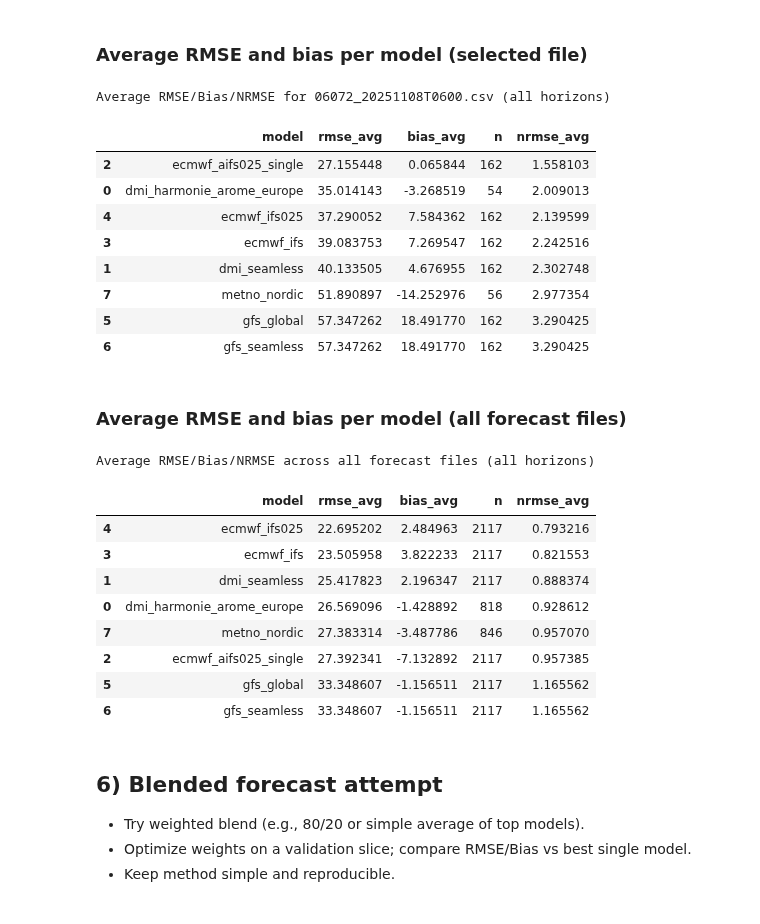
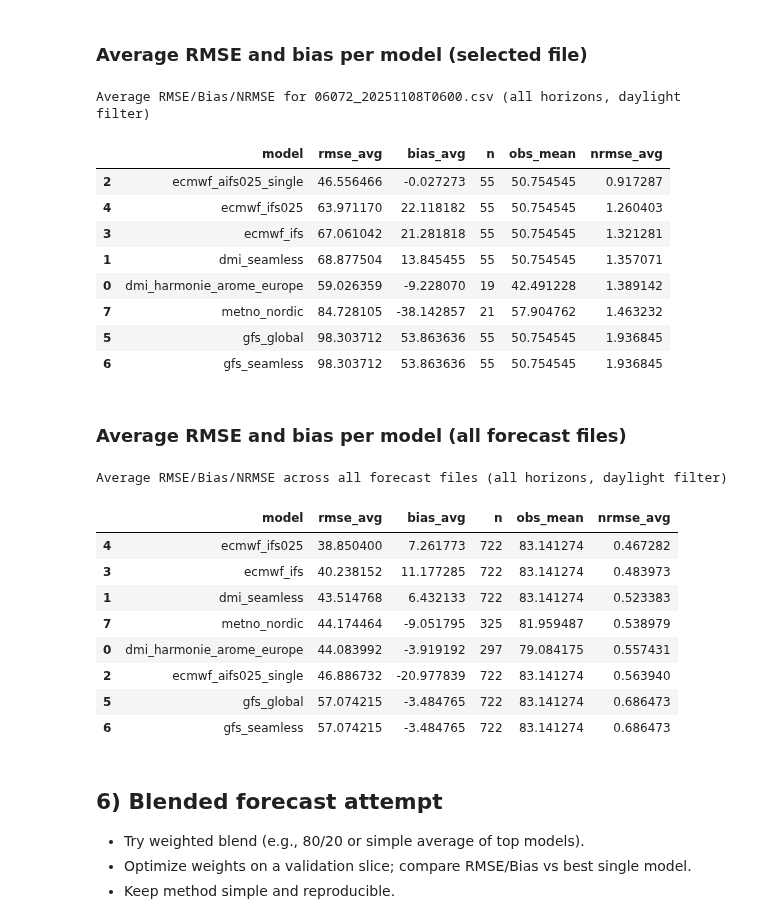
Before and after one commit to Louis2308/Solar-poster, a Jupyter notebook: Forcast_Comparison.ipynb, the cells around one changed output. Saved outputs shown, nothing was run; the diff lists cells and outputs as text; code cells hidden in the pictures.

```diff
--- a/Forcast_Comparison.ipynb
+++ b/Forcast_Comparison.ipynb
@@ -209,4 +209,22 @@ Total models in aligned data: 8 -> ['dmi_harmonie_arome_europe', 'dmi_seamless',
 
 ### Error metrics by horizon
 Compute RMSE and bias per model and horizon; plot curves and key horizons (24/48/72h).
+# %%
+
+import numpy as np
+import pandas as pd
+
+def metrics_with_nrmse(df, group_keys, ghi_min=5):
+    'Compute RMSE/Bias/NRMSE with a daylight filter to avoid divide-by-zero.'
+    df = df[df['ghi'] > ghi_min].copy()
+    if df.empty:
+        return pd.DataFrame(columns=list(group_keys) + ['rmse', 'bias', 'n', 'obs_mean', 'nrmse'])
+    agg = df.groupby(group_keys).agg(
+        rmse=('error', lambda x: np.sqrt((x**2).mean())),
+        bias=('error', 'mean'),
+        n=('error', 'size'),
+        obs_mean=('ghi', 'mean')
+    ).reset_index()
+    agg['nrmse'] = np.where(agg['obs_mean'] > 0, agg['rmse'] / agg['obs_mean'], np.nan)
+    return agg
 # %%
@@ -286,29 +282,23 @@ RMSE/Bias/NRMSE at key horizons (rows=model, cols=horizon) for 06072_20251108T06
 # %%
 
 if 'aligned_sel' not in locals():
     raise ValueError("Run the metrics cell above first to set aligned_sel")
 
-obs_mean_sel = aligned_sel['ghi'].mean()
-avg_metrics = aligned_sel.groupby('model').agg(
-    rmse_avg=('error', lambda x: np.sqrt((x**2).mean())),
-    bias_avg=('error', 'mean'),
-    n=('error', 'size')
-).reset_index()
-avg_metrics['nrmse_avg'] = avg_metrics['rmse_avg'] / obs_mean_sel
+avg_metrics = metrics_with_nrmse(aligned_sel, ['model']).rename(columns={'rmse': 'rmse_avg', 'bias': 'bias_avg', 'nrmse': 'nrmse_avg'})
 
-print(f"Average RMSE/Bias/NRMSE for {selected_file} (all horizons)")
+print(f"Average RMSE/Bias/NRMSE for {selected_file} (all horizons, daylight filter)")
 display(avg_metrics.sort_values('nrmse_avg'))
 # %% [output]
-Average RMSE/Bias/NRMSE for 06072_20251108T0600.csv (all horizons)
+Average RMSE/Bias/NRMSE for 06072_20251108T0600.csv (all horizons, daylight filter)
-|  | model | rmse_avg | bias_avg | n | nrmse_avg |
-| 2 | ecmwf_aifs025_single | 27.155448 | 0.065844 | 162 | 1.558103 |
-| 0 | dmi_harmonie_arome_europe | 35.014143 | -3.268519 | 54 | 2.009013 |
-| 4 | ecmwf_ifs025 | 37.290052 | 7.584362 | 162 | 2.139599 |
-| 3 | ecmwf_ifs | 39.083753 | 7.269547 | 162 | 2.242516 |
-| 1 | dmi_seamless | 40.133505 | 4.676955 | 162 | 2.302748 |
-| 7 | metno_nordic | 51.890897 | -14.252976 | 56 | 2.977354 |
-| 5 | gfs_global | 57.347262 | 18.491770 | 162 | 3.290425 |
-| 6 | gfs_seamless | 57.347262 | 18.491770 | 162 | 3.290425 |
+|  | model | rmse_avg | bias_avg | n | obs_mean | nrmse_avg |
+| 2 | ecmwf_aifs025_single | 46.556466 | -0.027273 | 55 | 50.754545 | 0.917287 |
+| 4 | ecmwf_ifs025 | 63.971170 | 22.118182 | 55 | 50.754545 | 1.260403 |
+| 3 | ecmwf_ifs | 67.061042 | 21.281818 | 55 | 50.754545 | 1.321281 |
+| 1 | dmi_seamless | 68.877504 | 13.845455 | 55 | 50.754545 | 1.357071 |
+| 0 | dmi_harmonie_arome_europe | 59.026359 | -9.228070 | 19 | 42.491228 | 1.389142 |
+| 7 | metno_nordic | 84.728105 | -38.142857 | 21 | 57.904762 | 1.463232 |
+| 5 | gfs_global | 98.303712 | 53.863636 | 55 | 50.754545 | 1.936845 |
+| 6 | gfs_seamless | 98.303712 | 53.863636 | 55 | 50.754545 | 1.936845 |
 # %% [markdown]
 
 ### Average RMSE and bias per model (all forecast files)
@@ -317,27 +307,21 @@ Average RMSE/Bias/NRMSE for 06072_20251108T0600.csv (all horizons)
 if 'aligned' not in locals() or aligned.empty:
     raise ValueError("Run the alignment cell first to build 'aligned'")
 
-obs_mean_all = aligned['ghi'].mean()
-avg_all = aligned.groupby('model').agg(
-    rmse_avg=('error', lambda x: np.sqrt((x**2).mean())),
-    bias_avg=('error', 'mean'),
-    n=('error', 'size')
-).reset_index()
-avg_all['nrmse_avg'] = avg_all['rmse_avg'] / obs_mean_all
+avg_all = metrics_with_nrmse(aligned, ['model']).rename(columns={'rmse': 'rmse_avg', 'bias': 'bias_avg', 'nrmse': 'nrmse_avg'})
 
-print("Average RMSE/Bias/NRMSE across all forecast files (all horizons)")
+print("Average RMSE/Bias/NRMSE across all forecast files (all horizons, daylight filter)")
 display(avg_all.sort_values('nrmse_avg'))
 # %% [output]
-Average RMSE/Bias/NRMSE across all forecast files (all horizons)
+Average RMSE/Bias/NRMSE across all forecast files (all horizons, daylight filter)
-|  | model | rmse_avg | bias_avg | n | nrmse_avg |
-| 4 | ecmwf_ifs025 | 22.695202 | 2.484963 | 2117 | 0.793216 |
-| 3 | ecmwf_ifs | 23.505958 | 3.822233 | 2117 | 0.821553 |
-| 1 | dmi_seamless | 25.417823 | 2.196347 | 2117 | 0.888374 |
-| 0 | dmi_harmonie_arome_europe | 26.569096 | -1.428892 | 818 | 0.928612 |
-| 7 | metno_nordic | 27.383314 | -3.487786 | 846 | 0.957070 |
-| 2 | ecmwf_aifs025_single | 27.392341 | -7.132892 | 2117 | 0.957385 |
-| 5 | gfs_global | 33.348607 | -1.156511 | 2117 | 1.165562 |
-| 6 | gfs_seamless | 33.348607 | -1.156511 | 2117 | 1.165562 |
+|  | model | rmse_avg | bias_avg | n | obs_mean | nrmse_avg |
+| 4 | ecmwf_ifs025 | 38.850400 | 7.261773 | 722 | 83.141274 | 0.467282 |
+| 3 | ecmwf_ifs | 40.238152 | 11.177285 | 722 | 83.141274 | 0.483973 |
+| 1 | dmi_seamless | 43.514768 | 6.432133 | 722 | 83.141274 | 0.523383 |
+| 7 | metno_nordic | 44.174464 | -9.051795 | 325 | 81.959487 | 0.538979 |
+| 0 | dmi_harmonie_arome_europe | 44.083992 | -3.919192 | 297 | 79.084175 | 0.557431 |
+| 2 | ecmwf_aifs025_single | 46.886732 | -20.977839 | 722 | 83.141274 | 0.563940 |
+| 5 | gfs_global | 57.074215 | -3.484765 | 722 | 83.141274 | 0.686473 |
+| 6 | gfs_seamless | 57.074215 | -3.484765 | 722 | 83.141274 | 0.686473 |
 # %% [markdown]
 
 ## 6) Blended forecast attempt
```
Also changed, not shown: parts of 7 cells of this notebook.
